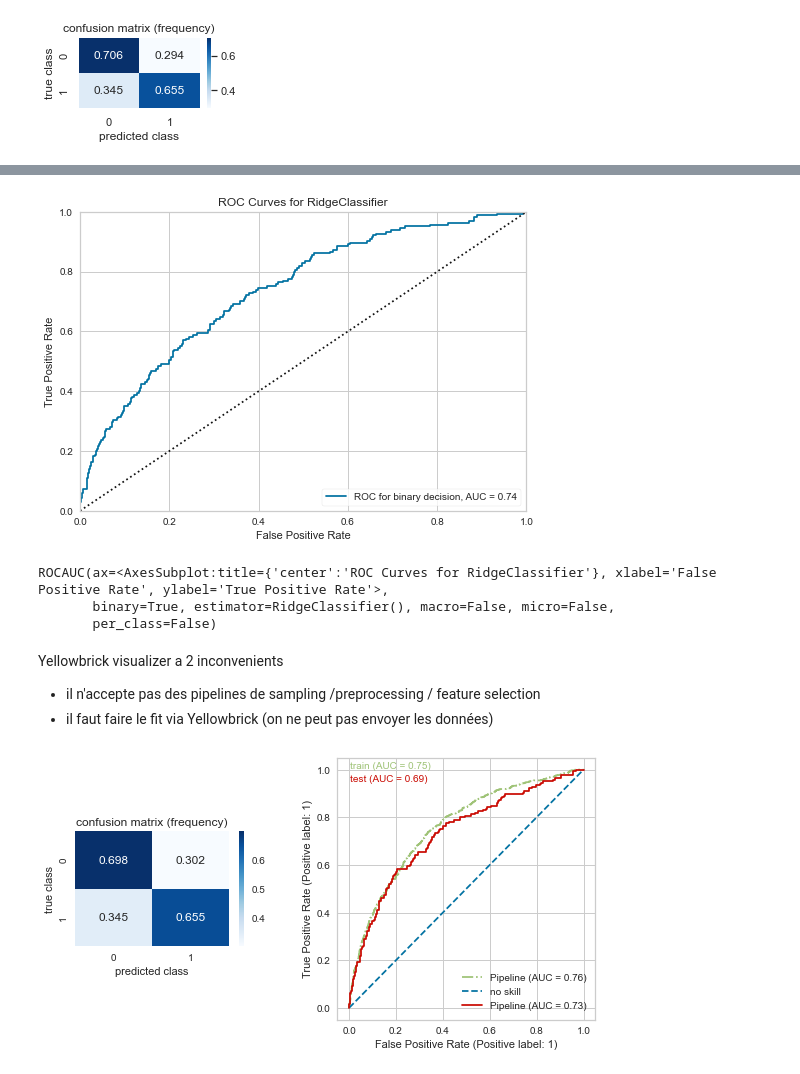
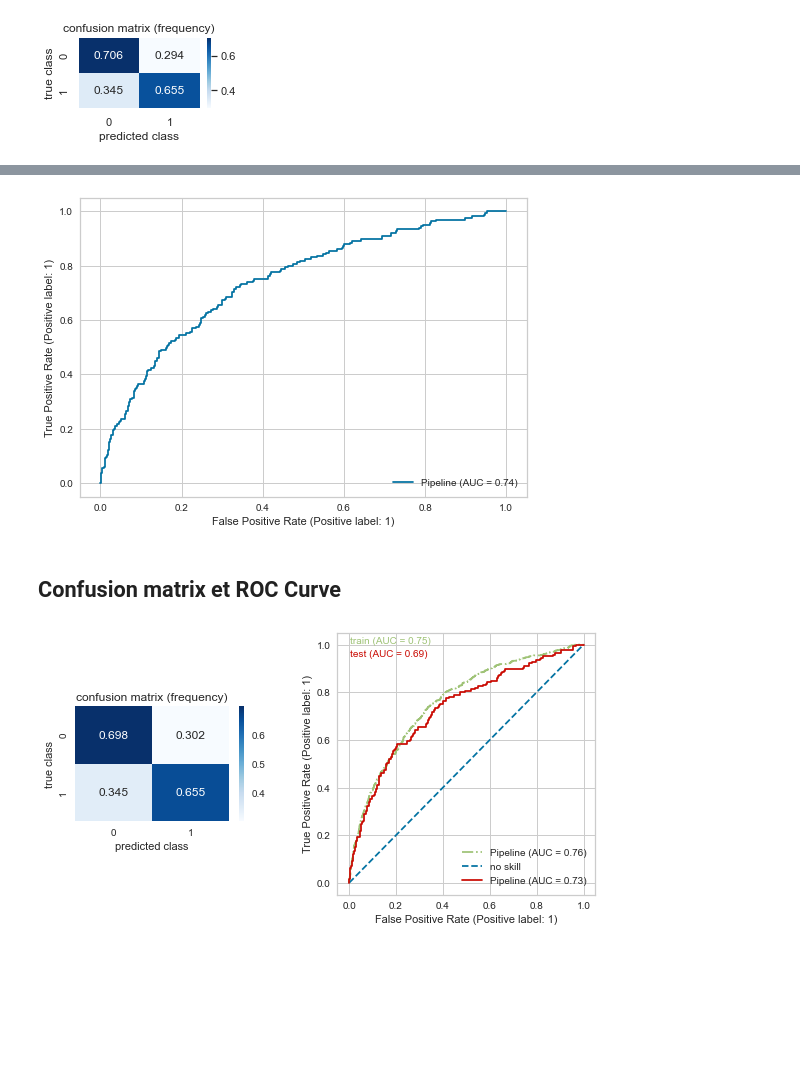
Before and after one commit to mrcreasey/oc-ds-p7-scoring-dashboard, a Jupyter notebook: code/P7_modelisation.ipynb, the cells around one changed output, grey strips where cells are left out. Saved outputs shown, nothing was run; the diff lists cells and outputs as text; code cells hidden in the pictures; blank space fills up the shorter version.

Commit message:
add RocCurveDisplay (sklearn, not yellowbrick)

```diff
--- a/code/P7_modelisation.ipynb
+++ b/code/P7_modelisation.ipynb
@@ -1594,18 +1578,13 @@ visualizer.show()
-# %%
-from yellowbrick.classifier.rocauc import roc_auc
-
-# Instantiate the visualizer with the classification model
-model = RidgeClassifier()
-roc_auc(model, X_train=x_train_prep, y_train=y_train,
-        X_test=x_test_prep, y_test=y_test, binary=True)
-# %% [output]
-[figure, removed]
-ROCAUC(ax=<AxesSubplot:title={'center':'ROC Curves for RidgeClassifier'}, xlabel='False Positive Rate', ylabel='True Positive Rate'>,
-       binary=True, estimator=RidgeClassifier(), macro=False, micro=False,
-       per_class=False)
-# %% [markdown]
-Yellowbrick visualizer a 2 inconvenients
-
-- il n'accepte pas des pipelines de sampling /preprocessing / feature selection
-- il faut faire le fit via Yellowbrick (on ne peut pas envoyer les données)
+# %%
+def plot_roc_from_clf(clf: BaseEstimator, x_test_, y_test_, **kwargs):
+    display = metrics.RocCurveDisplay.from_estimator(
+        clf, x_test_, y_test_, **kwargs)
+
+model_pipeline.set_params(**dict(gs.best_params_))
+model_pipeline.fit(x_train_prep,y_train)
+plot_roc_from_clf(model_pipeline,x_test_prep,y_test)
+# %% [output]
+[figure, added]
+# %% [markdown]
+## Confusion matrix et ROC Curve
 # %%
```
Also changed, not shown: parts of 4 cells of this notebook.
